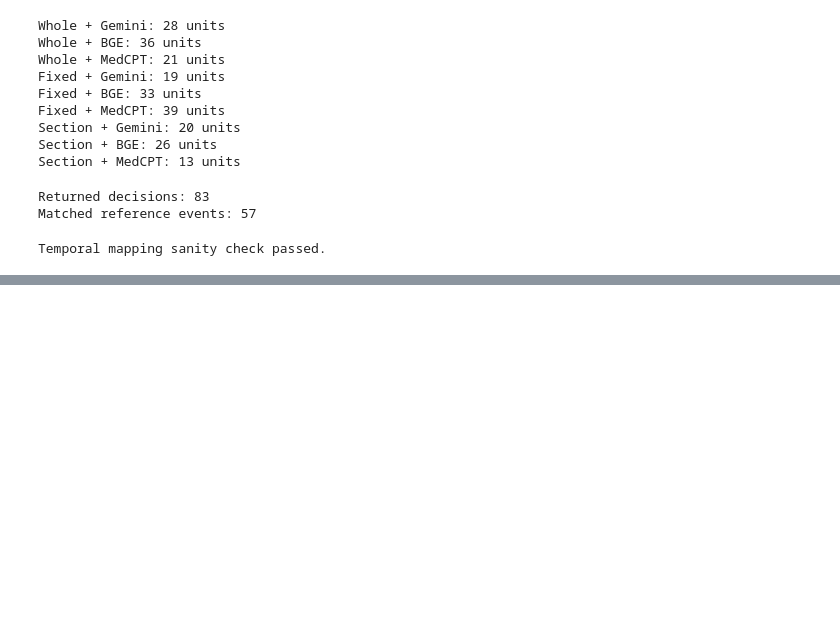
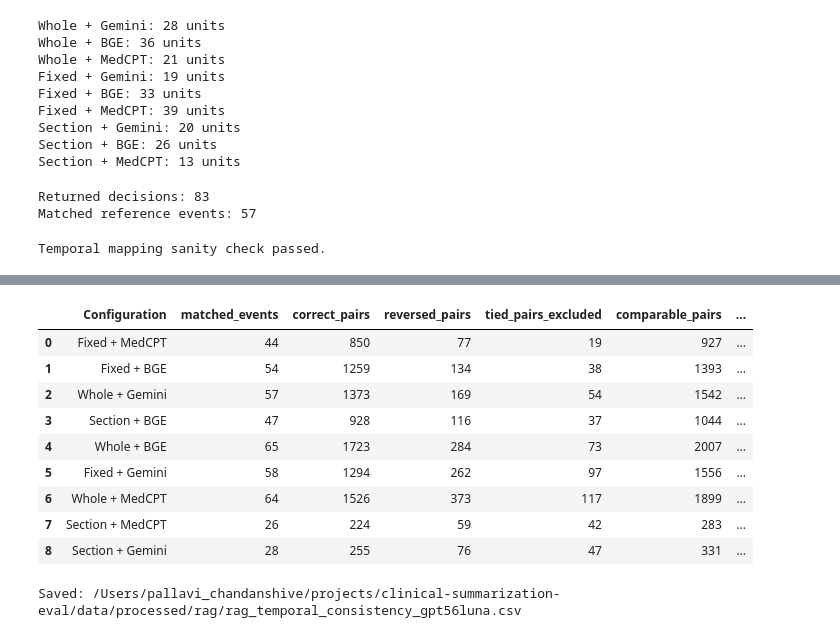
Before and after one commit to pallavi-cs-ai/clinical-summarization-eval, a Jupyter notebook: notebooks/rag/02_configuration_evaluation.ipynb, the cells around one changed output, grey strips where cells are left out. Cells and saved outputs as stored; diff of their text form; code cells hidden in the pictures; blank space fills up the shorter version.

Commit message:
wrapped up temporal evaluation-1

```diff
--- a/notebooks/rag/02_configuration_evaluation.ipynb
+++ b/notebooks/rag/02_configuration_evaluation.ipynb
@@ -1804,0 +1894,60 @@ Mapping: Fixed + Gemini
+# %%
+temporal_results = []
+
+for config, matches in (
+    temporal_mapping_results.items()
+):
+
+    result = calculate_temporal_consistency(
+        matches
+    )
+
+    temporal_results.append(
+        {
+            "Configuration": config,
+            **result,
+        }
+    )
+
+temporal_results_df = pd.DataFrame(
+    temporal_results
+)
+
+temporal_results_df = (
+    temporal_results_df
+    .sort_values(
+        "temporal_consistency",
+        ascending=False,
+    )
+    .reset_index(drop=True)
+)
+
+temporal_results_df
+# %% [output]
+|  | Configuration | matched_events | correct_pairs | reversed_pairs | tied_pairs_excluded | comparable_pairs | ... |
+| 0 | Fixed + MedCPT | 44 | 850 | 77 | 19 | 927 | ... |
+| 1 | Fixed + BGE | 54 | 1259 | 134 | 38 | 1393 | ... |
+| 2 | Whole + Gemini | 57 | 1373 | 169 | 54 | 1542 | ... |
+| 3 | Section + BGE | 47 | 928 | 116 | 37 | 1044 | ... |
+| 4 | Whole + BGE | 65 | 1723 | 284 | 73 | 2007 | ... |
+| 5 | Fixed + Gemini | 58 | 1294 | 262 | 97 | 1556 | ... |
+| 6 | Whole + MedCPT | 64 | 1526 | 373 | 117 | 1899 | ... |
+| 7 | Section + MedCPT | 26 | 224 | 59 | 42 | 283 | ... |
+| 8 | Section + Gemini | 28 | 255 | 76 | 47 | 331 | ... |
+# %%
+TEMPORAL_RESULTS_PATH = (
+    PROJECT_ROOT
+    / "data"
+    / "processed"
+    / "rag"
+    / "rag_temporal_consistency_gpt56luna.csv"
+)
+
+temporal_results_df.to_csv(
+    TEMPORAL_RESULTS_PATH,
+    index=False,
+)
+
+print("Saved:", TEMPORAL_RESULTS_PATH)
+# %% [output]
+Saved: /Users/pallavi_chandanshive/projects/clinical-summarization-eval/data/processed/rag/rag_temporal_consistency_gpt56luna.csv
```
Also changed, not shown: parts of 2 cells of this notebook.
